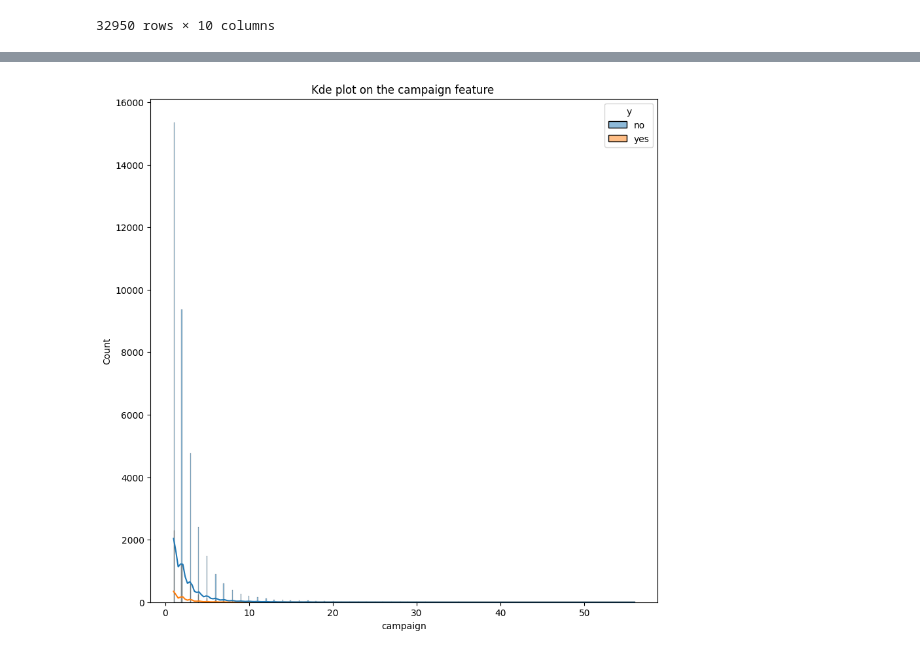
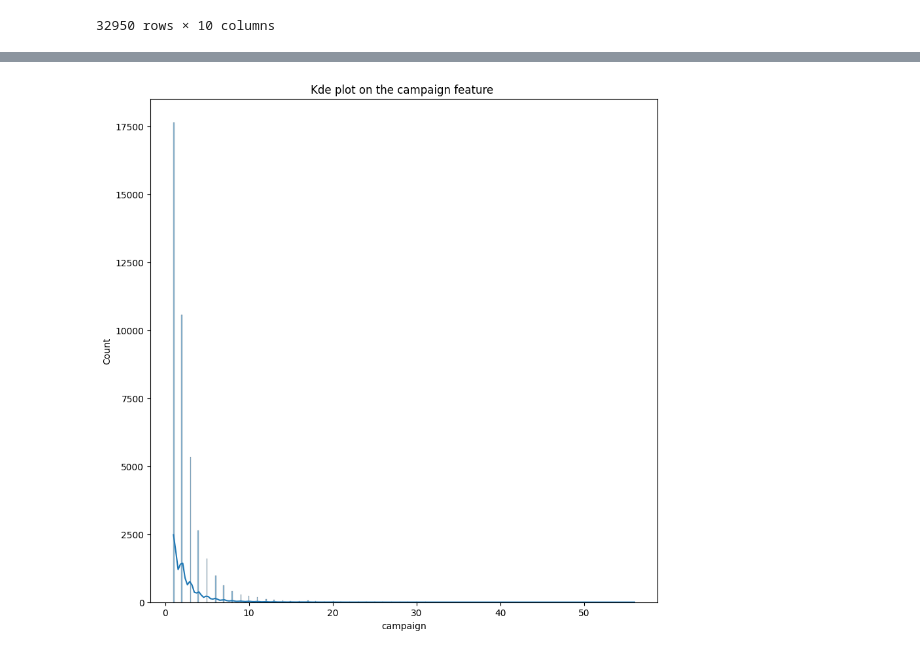
Before and after one commit to vighneshch/bank_subscription_prediction, a Jupyter notebook: data/Notebook.ipynb, the cells around one changed output, grey strips where cells are left out. Saved outputs shown, nothing was run; the diff lists cells and outputs as text; code cells hidden in the pictures.

```diff
--- a/data/Notebook.ipynb
+++ b/data/Notebook.ipynb
@@ -122,10 +122,10 @@ plt.show()
 # %%
 # KDE Plot on the campaign Feature to check the skewness
 plt.figure(figsize=(10,10))
-sns.histplot(data=df,x="campaign",hue="y",kde=True)
+sns.histplot(data=df,x="campaign",kde=True)
 plt.title("Kde plot on the campaign feature ")
 plt.xlabel("campaign")
 plt.ylabel("Count")
 plt.show()
 # %% [output]
-[figure, old version]
+[figure, new version]
```
Also changed, not shown: parts of 2 cells of this notebook.
